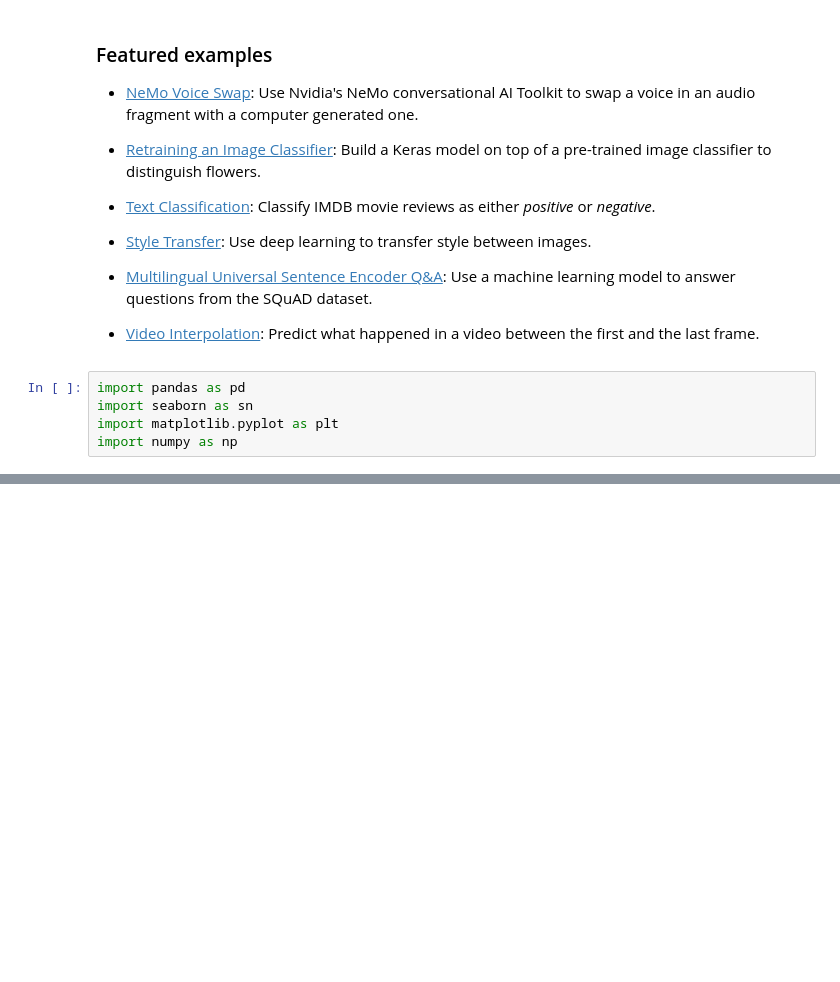
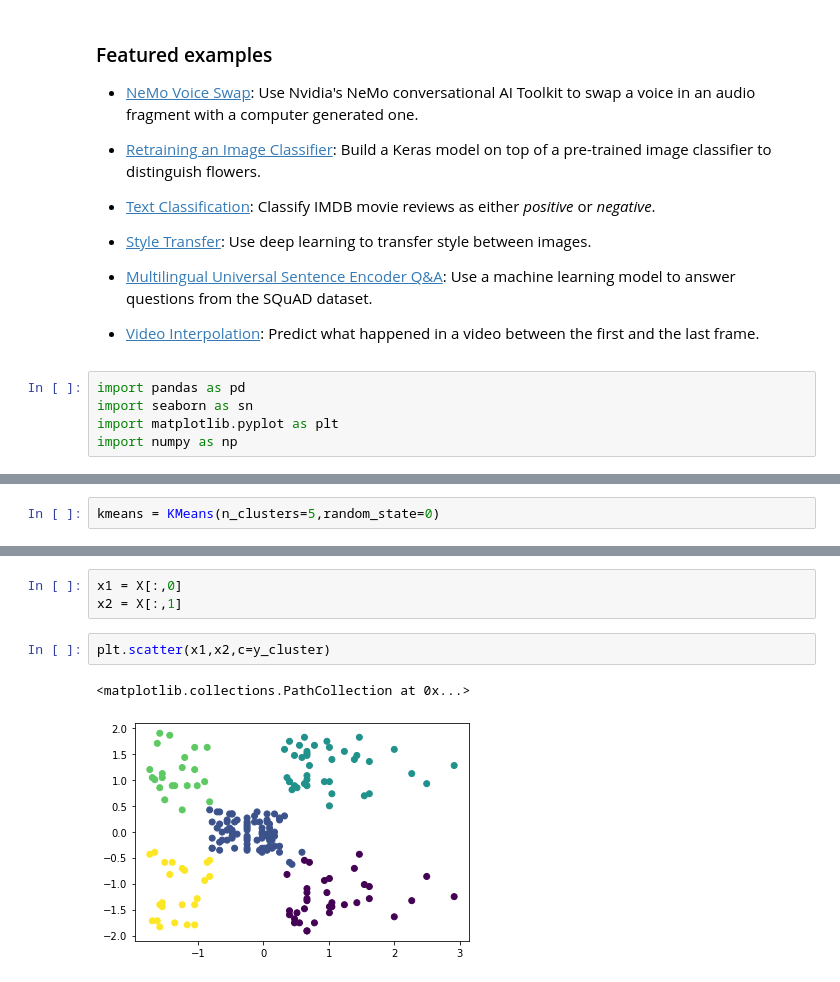
Before and after one commit to Er-Sonu/Sonu, a Jupyter notebook: Welcome_To_Colaboratory.ipynb, the cells around one changed output, grey strips where cells are left out. Drawn from its saved outputs; the diff is of its cells as text; blank space fills up the shorter version.

```diff
--- a/Welcome_To_Colaboratory.ipynb
+++ b/Welcome_To_Colaboratory.ipynb
@@ -161 +192,3 @@ model = make_pipeline(StandardScaler(),SVR())
+# %%
+kmeans = KMeans(n_clusters=5,random_state=0)
 # %%
@@ -174,0 +213,8 @@ array([ 1.76405235,  0.40015721,  0.97873798,  2.2408932 ,  1.86755799,
+# %%
+x1 = X[:,0]
+x2 = X[:,1]
+# %%
+plt.scatter(x1,x2,c=y_cluster)
+# %% [output]
+<matplotlib.collections.PathCollection at 0x...>
+[figure, added]
```
Also changed, not shown: parts of 24 cells of this notebook.
